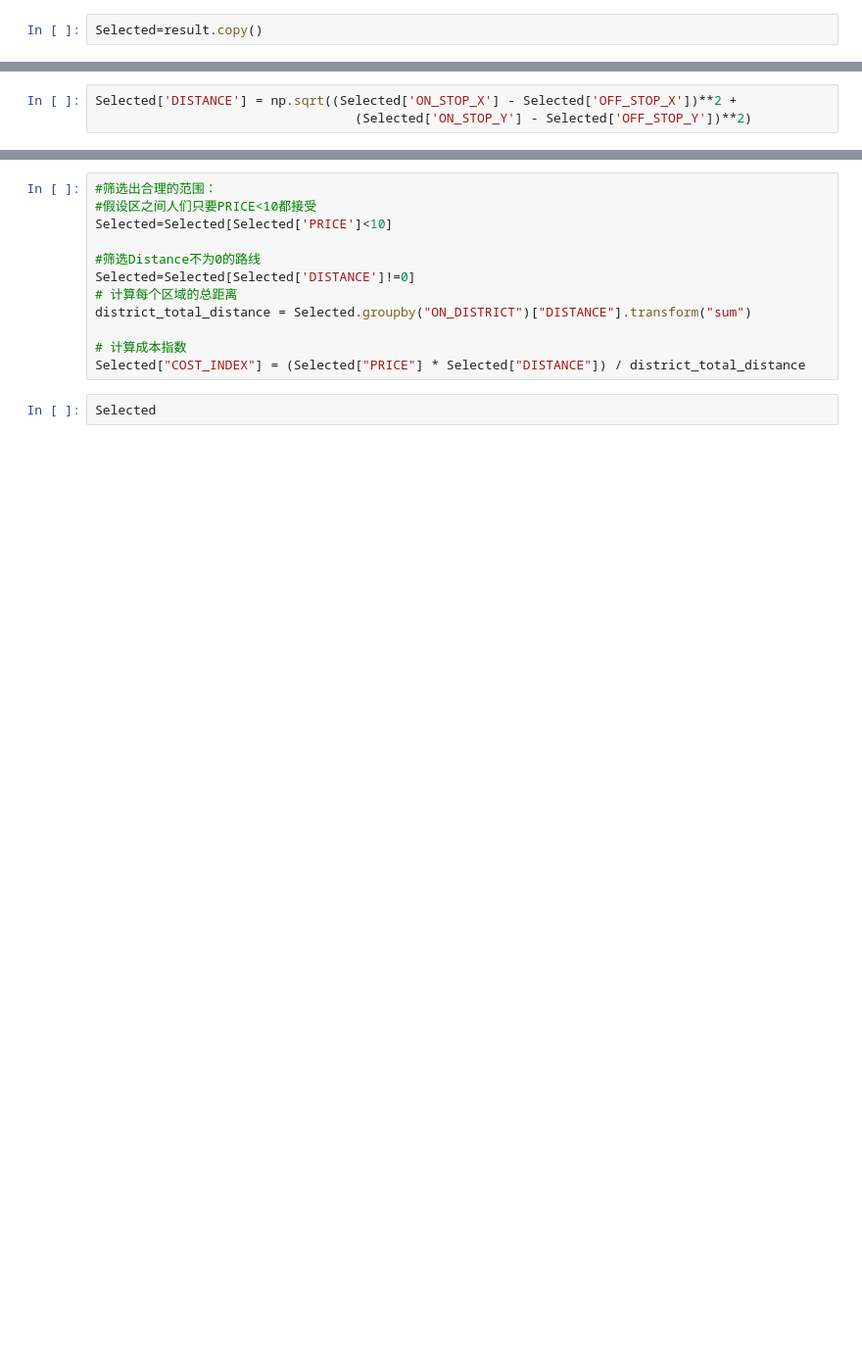
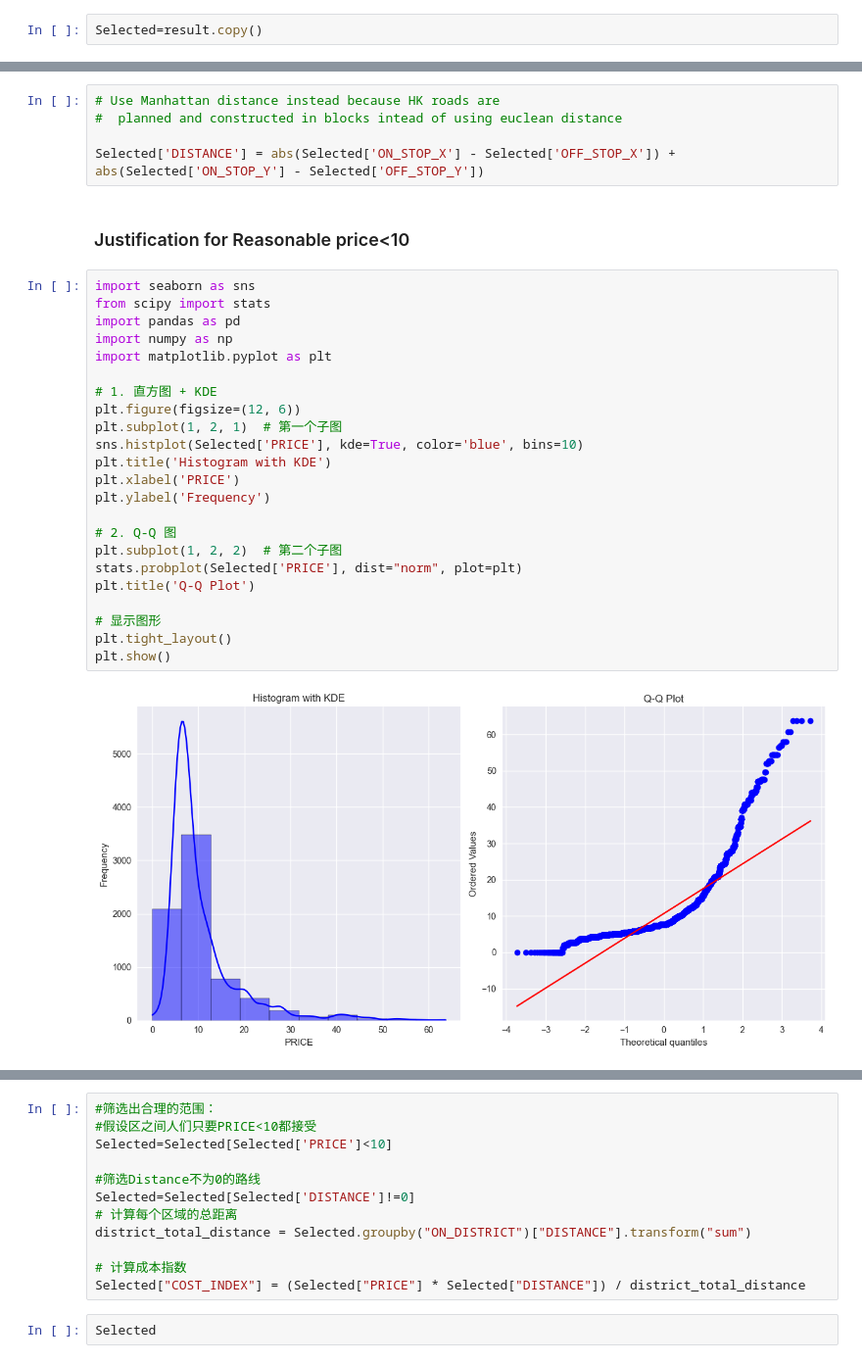
Before and after one commit to feiyiLB/comp3522, a Jupyter notebook: Notebooks/Route_Generator_test.ipynb, the cells around one changed output, grey strips where cells are left out. Shown: that part at 98% size. Drawn from its saved outputs; the diff is of its cells as text; blank space fills up the shorter version.

```diff
--- a/Notebooks/Route_Generator_test.ipynb
+++ b/Notebooks/Route_Generator_test.ipynb
@@ -37,3 +39,32 @@ Selected
-# %%
-Selected['DISTANCE'] = np.sqrt((Selected['ON_STOP_X'] - Selected['OFF_STOP_X'])**2 +
-                                  (Selected['ON_STOP_Y'] - Selected['OFF_STOP_Y'])**2)
+# %%
+# Use Manhattan distance instead because HK roads are
+#  planned and constructed in blocks intead of using euclean distance
+
+Selected['DISTANCE'] = abs(Selected['ON_STOP_X'] - Selected['OFF_STOP_X']) + abs(Selected['ON_STOP_Y'] - Selected['OFF_STOP_Y'])
+# %% [markdown]
+### Justification for Reasonable price<10
+# %%
+import seaborn as sns
+from scipy import stats
+import pandas as pd
+import numpy as np
+import matplotlib.pyplot as plt
+
+# 1. 直方图 + KDE
+plt.figure(figsize=(12, 6))
+plt.subplot(1, 2, 1)  # 第一个子图
+sns.histplot(Selected['PRICE'], kde=True, color='blue', bins=10)
+plt.title('Histogram with KDE')
+plt.xlabel('PRICE')
+plt.ylabel('Frequency')
+
+# 2. Q-Q 图
+plt.subplot(1, 2, 2)  # 第二个子图
+stats.probplot(Selected['PRICE'], dist="norm", plot=plt)
+plt.title('Q-Q Plot')
+
+# 显示图形
+plt.tight_layout()
+plt.show()
+# %% [output]
+[figure, added]
```
Also changed, not shown: parts of 7 cells of this notebook, 12 other files.
